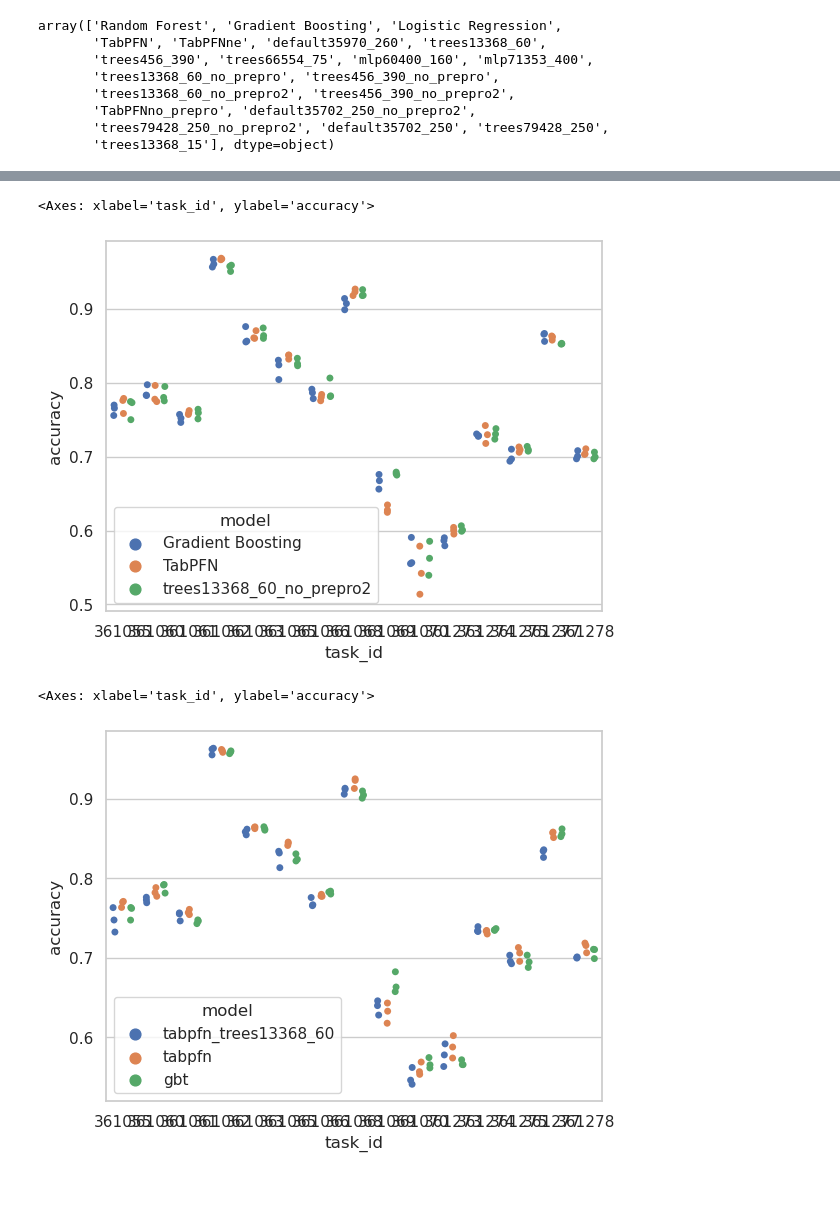
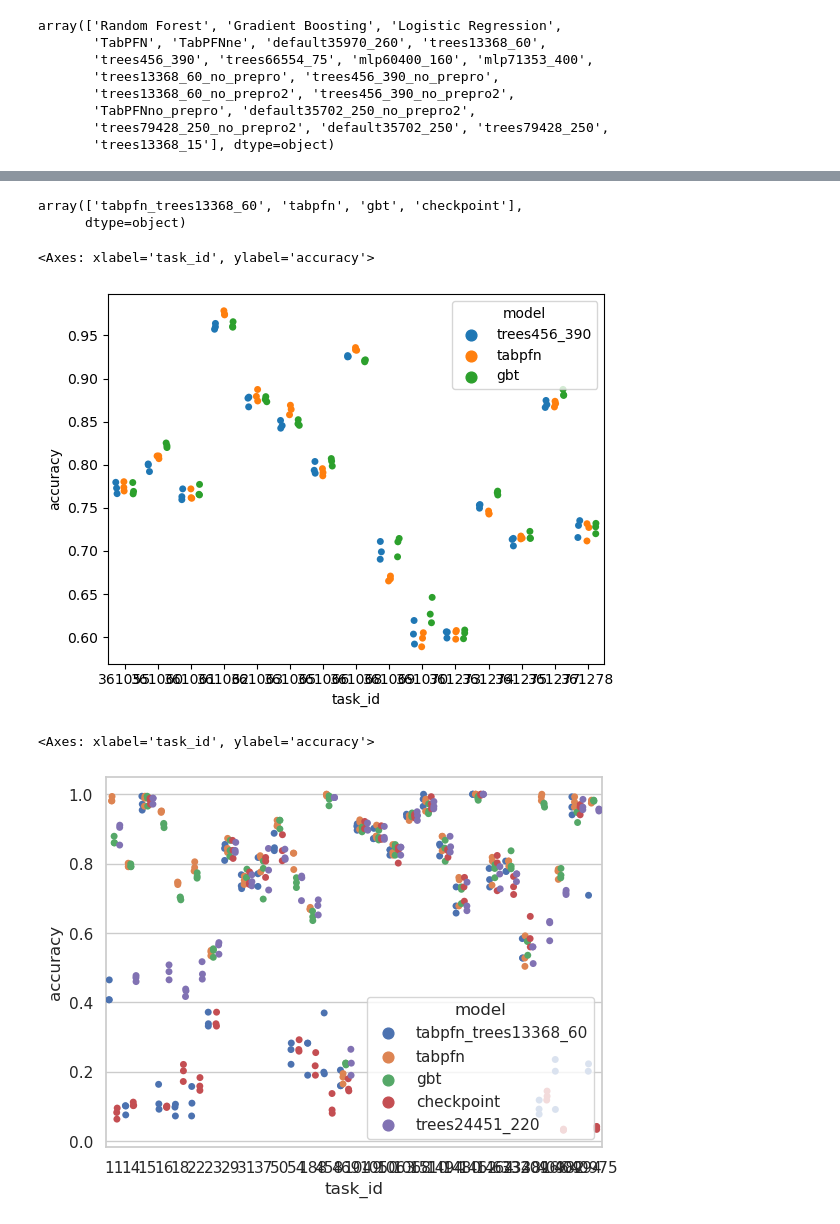
Before and after one commit to LeoGrin/TabPFN, a Jupyter notebook: tabpfn/benchmark_analysis.ipynb, the cells around one changed output, grey strips where cells are left out. Drawn from its saved outputs; the diff is of its cells as text; code cells hidden in the pictures; blank space fills up the shorter version.

```diff
--- a/tabpfn/benchmark_analysis.ipynb
+++ b/tabpfn/benchmark_analysis.ipynb
@@ -18,4 +18,9 @@ array(['Random Forest', 'Gradient Boosting', 'Logistic Regression',
 results = pd.read_csv('tabpfn/results_benchmark.csv')
 results = results[results["metric"] == "accuracy"]
 results["accuracy"] = results["value"]
-results = results[results["suite_id"] == "337"]
+results = results[results["suite_id"] == "cc18"]
+# results_large["suite_id"] = "337"
+# results_large["model"] = results_large["model"] + "_large"
+# # replce model "checkpoint" by trees
+# results = pd.concat([results, results_large])
+# results = results[results["suite_id"] == "337"]
@@ -35,16 +56,21 @@ results_cc18 = results[results["suite_id"] == "cc18"]
 results_337.head()
 # %%
 results[results["model"].isin(["tabpfn_trees13368_60", "tabpfn", "gbt"])]
+# %%
+results["model"].unique()
+# %% [output]
+array(['tabpfn_trees13368_60', 'tabpfn', 'gbt', 'checkpoint'],
+      dtype=object)
 # %%
 #ax = sns.boxplot(x="task_id", y="value", hue="model", data=results_337[results_337["metric"] == "accuracy"], palette="Set3")
 # replace by scatterplot
 results["task_id"] = results["task_id"].astype(str)
 sns.stripplot(x="task_id", y="accuracy", hue="model",
-              data=results[results["model"].isin(["trees13368_60_no_prepro2", "TabPFN", "Gradient Boosting"])],
+              data=results[results["model"].isin(["tabpfn", "tabpfn_large", "gbt", "gbt_large", "checkpoint", "trees456_390_large", "trees456_390"])],
               dodge=True)
 # %% [output]
 <Axes: xlabel='task_id', ylabel='accuracy'>
-[figure, old version]
+[figure, new version]
 # %%
 # plot the results
 # score in y
@@ -62,6 +88,6 @@ sns.stripplot(x="task_id", y="accuracy", hue="model",
               dodge=True)
 # %% [output]
 <Axes: xlabel='task_id', ylabel='accuracy'>
-[figure, old version]
+[figure, new version]
 # %%
 # Compute mean rank of each model
```
Also changed, not shown: parts of 3 cells of this notebook, 3 other files.
